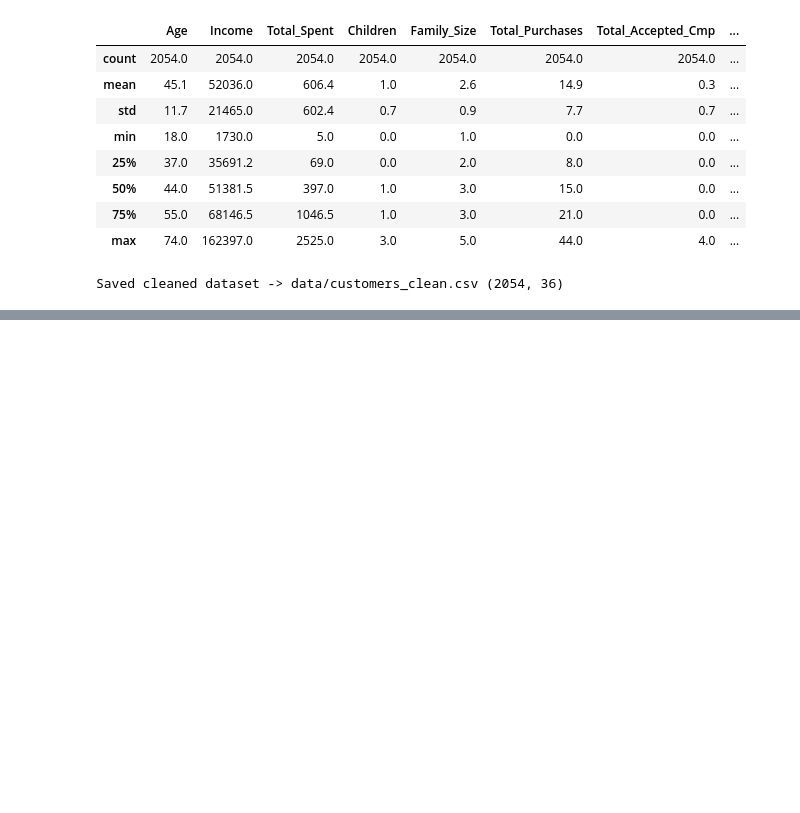
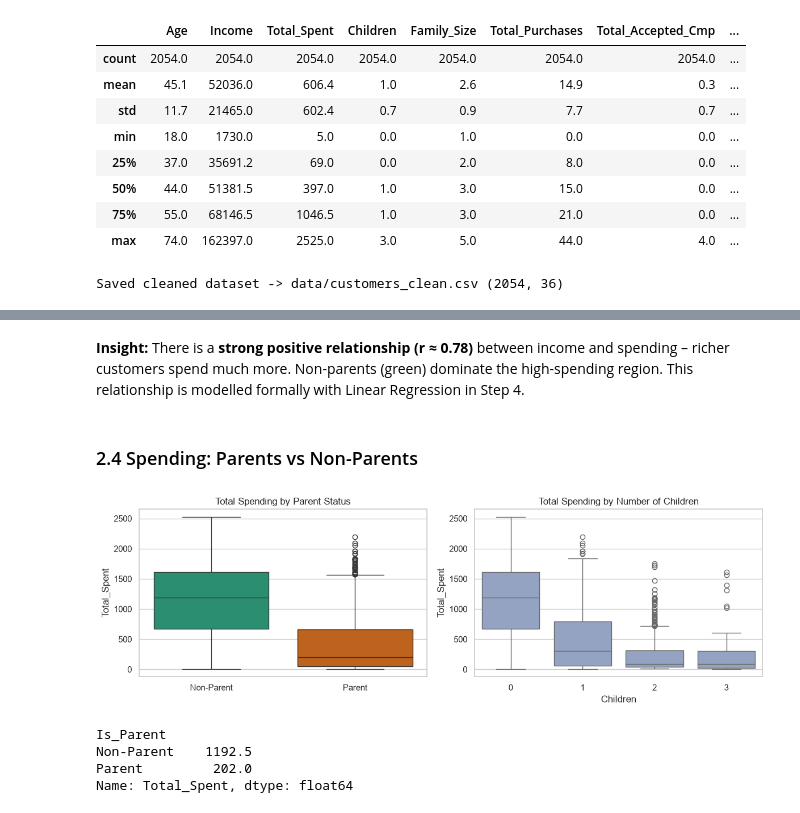
Before and after one commit to manasvigohil28/Customer-Segmentation-Campaign-Optimization, a Jupyter notebook: notebooks/analysis.ipynb, the cells around one changed output, grey strips where cells are left out. Drawn from its saved outputs; the diff is of its cells as text; code cells hidden in the pictures; blank space fills up the shorter version.

```diff
--- a/notebooks/analysis.ipynb
+++ b/notebooks/analysis.ipynb
@@ -156,0 +209,17 @@ Saved cleaned dataset -> data/customers_clean.csv (2054, 36)
+# %% [markdown]
+**Insight:** There is a **strong positive relationship (r ≈ 0.78)** between income and spending – richer customers spend much more. Non-parents (green) dominate the high-spending region. This relationship is modelled formally with Linear Regression in Step 4.
+# %% [markdown]
+### 2.4 Spending: Parents vs Non-Parents
+# %%
+fig, ax = plt.subplots(1, 2, figsize=(12, 4))
+sns.boxplot(x="Is_Parent", y="Total_Spent", data=df, ax=ax[0], palette=["#1b9e77", "#d95f02"])
+ax[0].set_xticklabels(["Non-Parent", "Parent"]); ax[0].set_title("Total Spending by Parent Status"); ax[0].set_xlabel("")
+sns.boxplot(x="Children", y="Total_Spent", data=df, ax=ax[1], color="#8da0cb"); ax[1].set_title("Total Spending by Number of Children")
+save("05_spending_parents"); plt.show()
+df.groupby("Is_Parent")["Total_Spent"].median().rename({0: "Non-Parent", 1: "Parent"})
+# %% [output]
+[figure, added]
+Is_Parent
+Non-Parent    1192.5
+Parent         202.0
+Name: Total_Spent, dtype: float64
```
Also changed, not shown: parts of 30 cells of this notebook, 10 other files.
